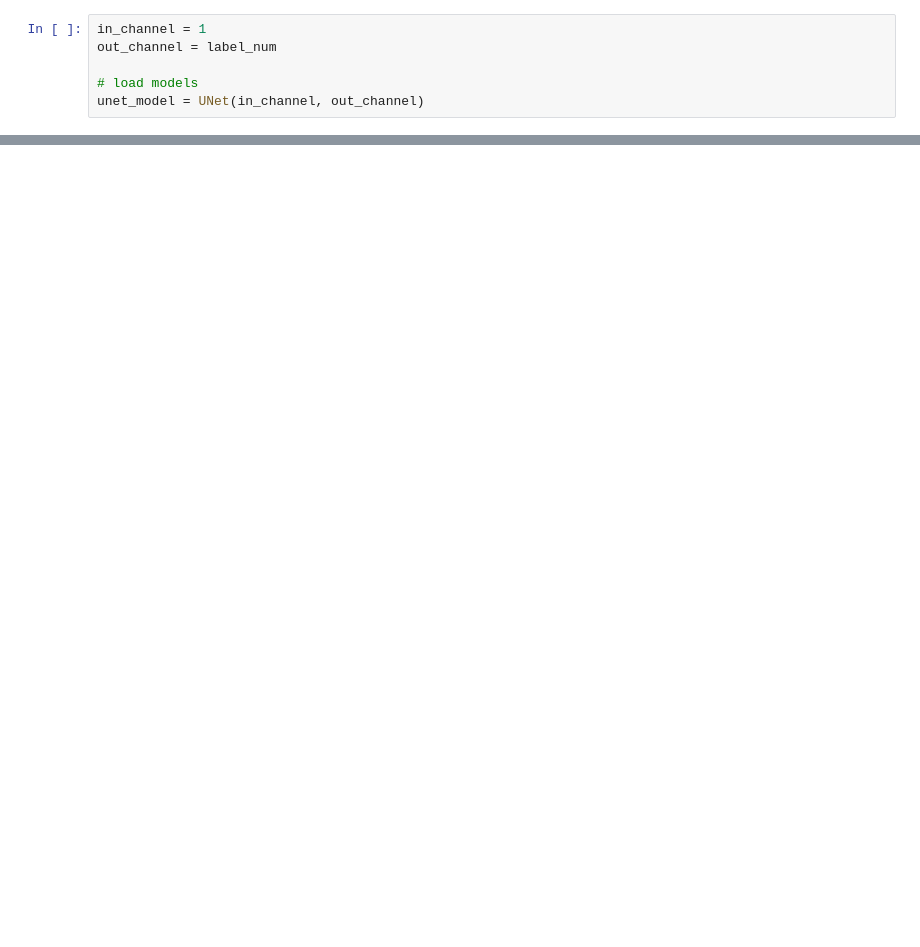
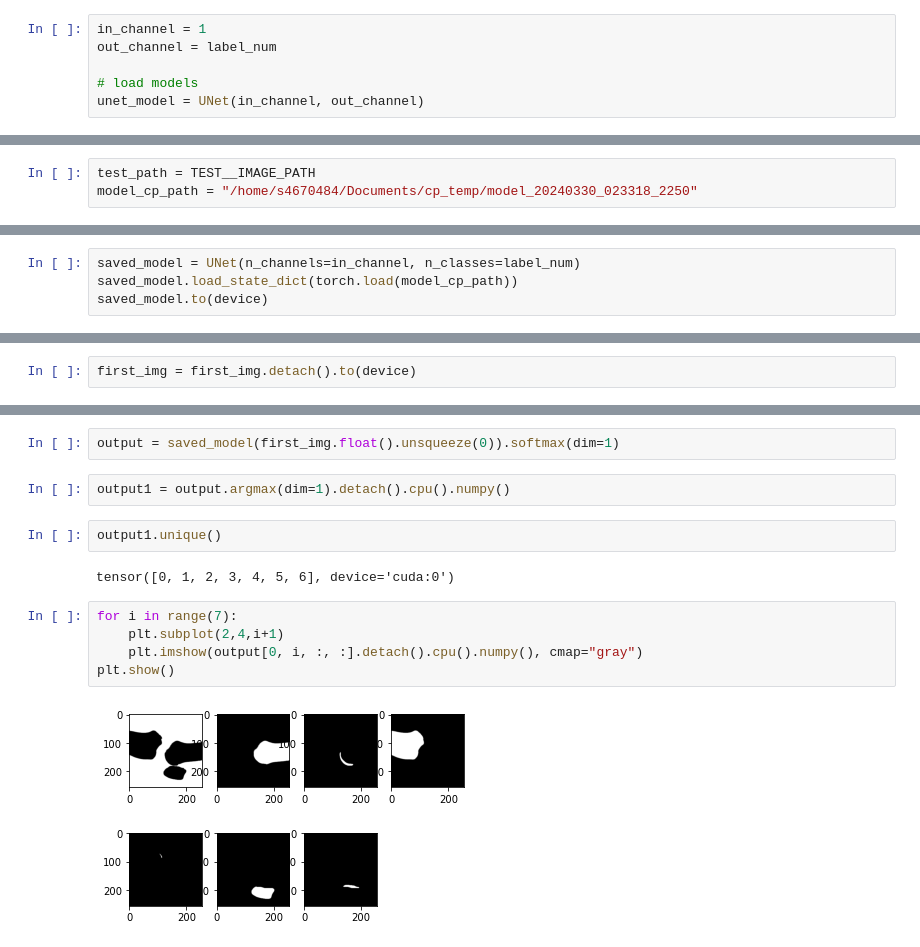
Before and after one commit to wangzhaomxy/SAMRI, a Jupyter notebook: test_unet.ipynb, the cells around one changed output, grey strips where cells are left out. Drawn from its saved outputs; the diff is of its cells as text; blank space fills up the shorter version.

```diff
--- a/test_unet.ipynb
+++ b/test_unet.ipynb
@@ -190,0 +129,3 @@ if __name__ == '__main__':
+# %%
+test_path = TEST__IMAGE_PATH
+model_cp_path = "/home/s4670484/Documents/cp_temp/model_20240330_023318_2250"
@@ -190,0 +140,4 @@ if __name__ == '__main__':
+# %%
+saved_model = UNet(n_channels=in_channel, n_classes=label_num)
+saved_model.load_state_dict(torch.load(model_cp_path))
+saved_model.to(device)
@@ -190,0 +164,2 @@ if __name__ == '__main__':
+# %%
+first_img = first_img.detach().to(device)
@@ -190,0 +177,15 @@ if __name__ == '__main__':
+# %%
+output = saved_model(first_img.float().unsqueeze(0)).softmax(dim=1)
+# %%
+output1 = output.argmax(dim=1).detach().cpu().numpy()
+# %%
+output1.unique()
+# %% [output]
+tensor([0, 1, 2, 3, 4, 5, 6], device='cuda:0')
+# %%
+for i in range(7):
+    plt.subplot(2,4,i+1)
+    plt.imshow(output[0, i, :, :].detach().cpu().numpy(), cmap="gray")
+plt.show()
+# %% [output]
+[figure, added]
```
Also changed, not shown: parts of 39 cells of this notebook.
